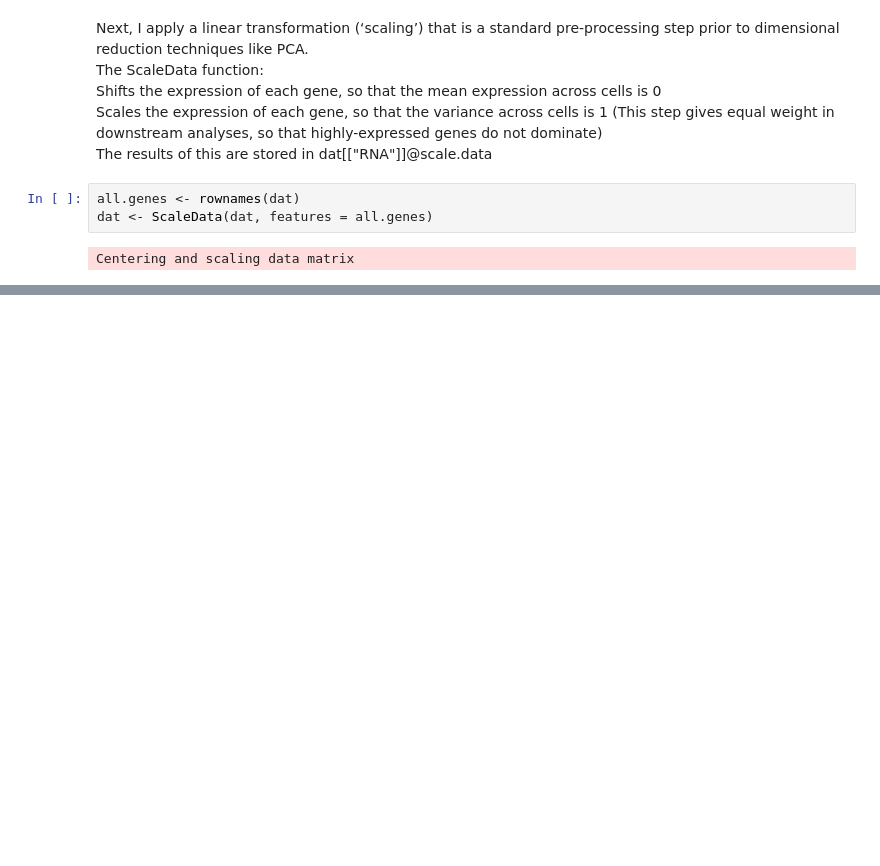
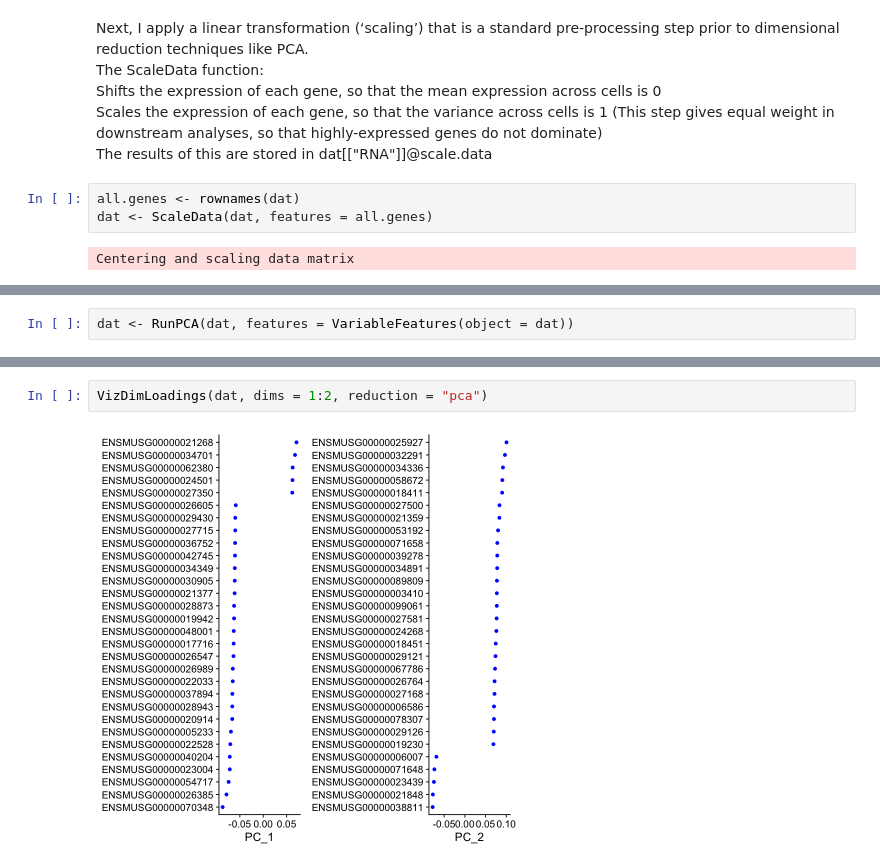
Before and after one commit to ironman-tetsuo/Introduction_to_scRNA-seq, a Jupyter notebook: 1_Clark_P2_Retina/Clark_P2_Retina.ipynb, the cells around one changed output, grey strips where cells are left out. Saved outputs shown, nothing was run; the diff lists cells and outputs as text; blank space fills up the shorter version.

```diff
--- a/1_Clark_P2_Retina/Clark_P2_Retina.ipynb
+++ b/1_Clark_P2_Retina/Clark_P2_Retina.ipynb
@@ -315,0 +321,2 @@ Centering and scaling data matrix
+# %%
+dat <- RunPCA(dat, features = VariableFeatures(object = dat))
@@ -315,0 +360,4 @@ Centering and scaling data matrix
+# %%
+VizDimLoadings(dat, dims = 1:2, reduction = "pca")
+# %% [output]
+[figure, added]
```
Also changed, not shown: parts of 9 cells of this notebook.
